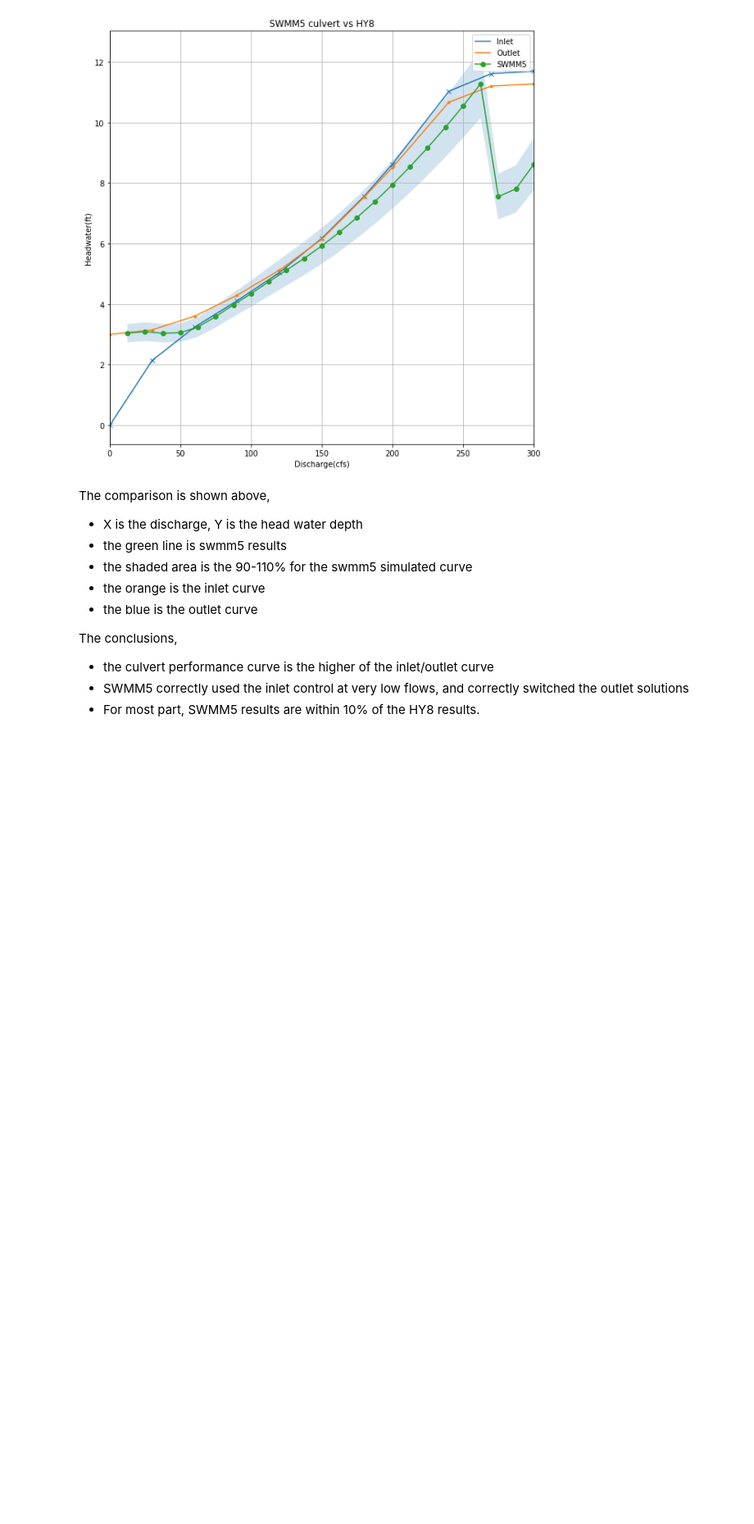
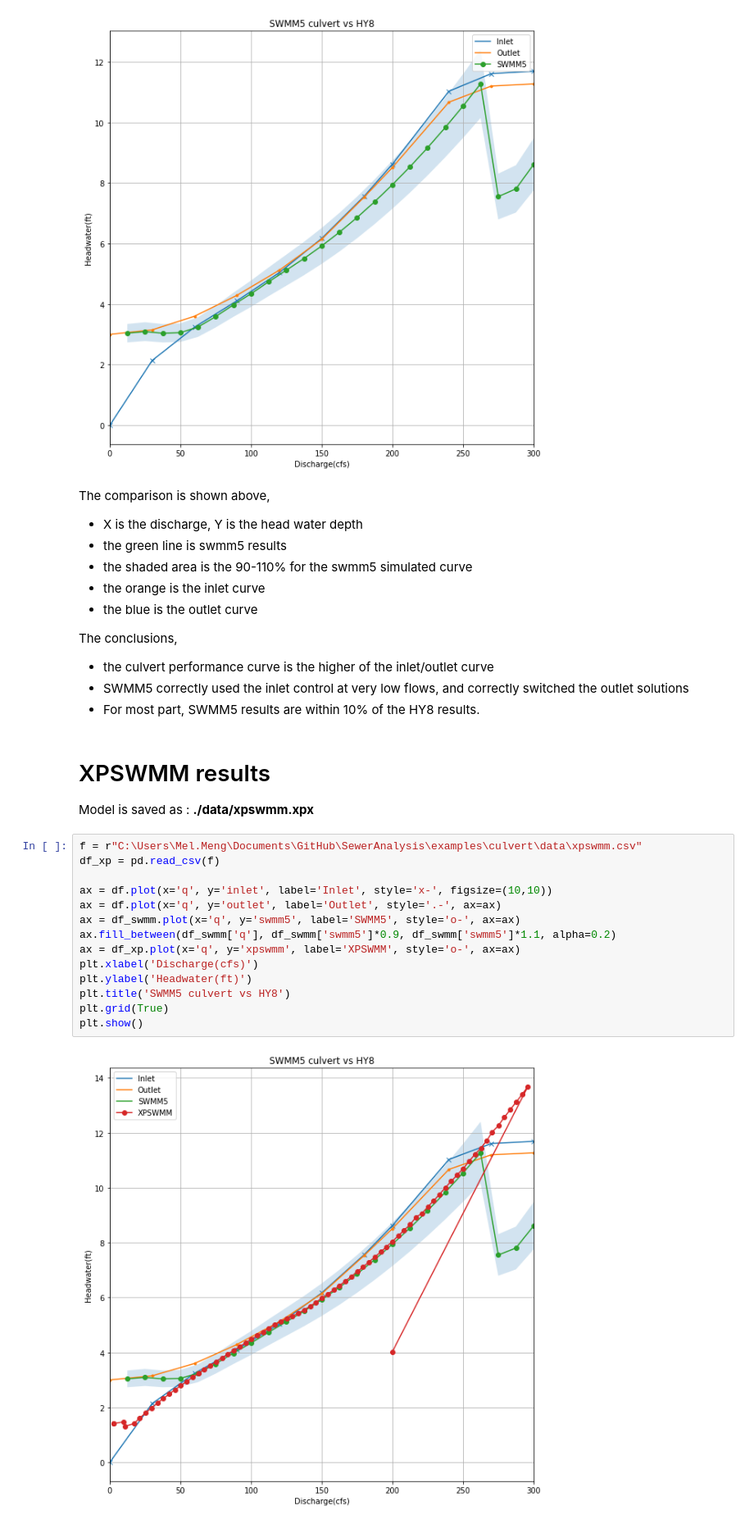
Before and after one commit to mel-meng/SewerAnalysis, a Jupyter notebook: examples/culvert/Culvert Design Inlet Control.ipynb, the cells around one changed output. Shown at 82% size. Saved outputs shown, nothing was run; the diff lists cells and outputs as text; blank space fills up the shorter version.

Commit message:
added culvert performance curve

```diff
--- a/examples/culvert/Culvert Design Inlet Control.ipynb
+++ b/examples/culvert/Culvert Design Inlet Control.ipynb
@@ -122,3 +122,24 @@ The conclusions,
 - the culvert performance curve is the higher of the inlet/outlet curve
 - SWMM5 correctly used the inlet control at very low flows, and correctly switched the outlet solutions
 - For most part, SWMM5 results are within 10% of the HY8 results.
+# %% [markdown]
+# XPSWMM results
+
+
+Model is saved as : **./data/xpswmm.xpx**
+# %%
+f = r"C:\Users\Mel.Meng\Documents\GitHub\SewerAnalysis\examples\culvert\data\xpswmm.csv"
+df_xp = pd.read_csv(f)
+
+ax = df.plot(x='q', y='inlet', label='Inlet', style='x-', figsize=(10,10))
+ax = df.plot(x='q', y='outlet', label='Outlet', style='.-', ax=ax)
+ax = df_swmm.plot(x='q', y='swmm5', label='SWMM5', style='o-', ax=ax)
+ax.fill_between(df_swmm['q'], df_swmm['swmm5']*0.9, df_swmm['swmm5']*1.1, alpha=0.2)
+ax = df_xp.plot(x='q', y='xpswmm', label='XPSWMM', style='o-', ax=ax)
+plt.xlabel('Discharge(cfs)')
+plt.ylabel('Headwater(ft)')
+plt.title('SWMM5 culvert vs HY8')
+plt.grid(True)
+plt.show()
+# %% [output]
+[figure, added]
```
Also changed, not shown: 35 other files.
